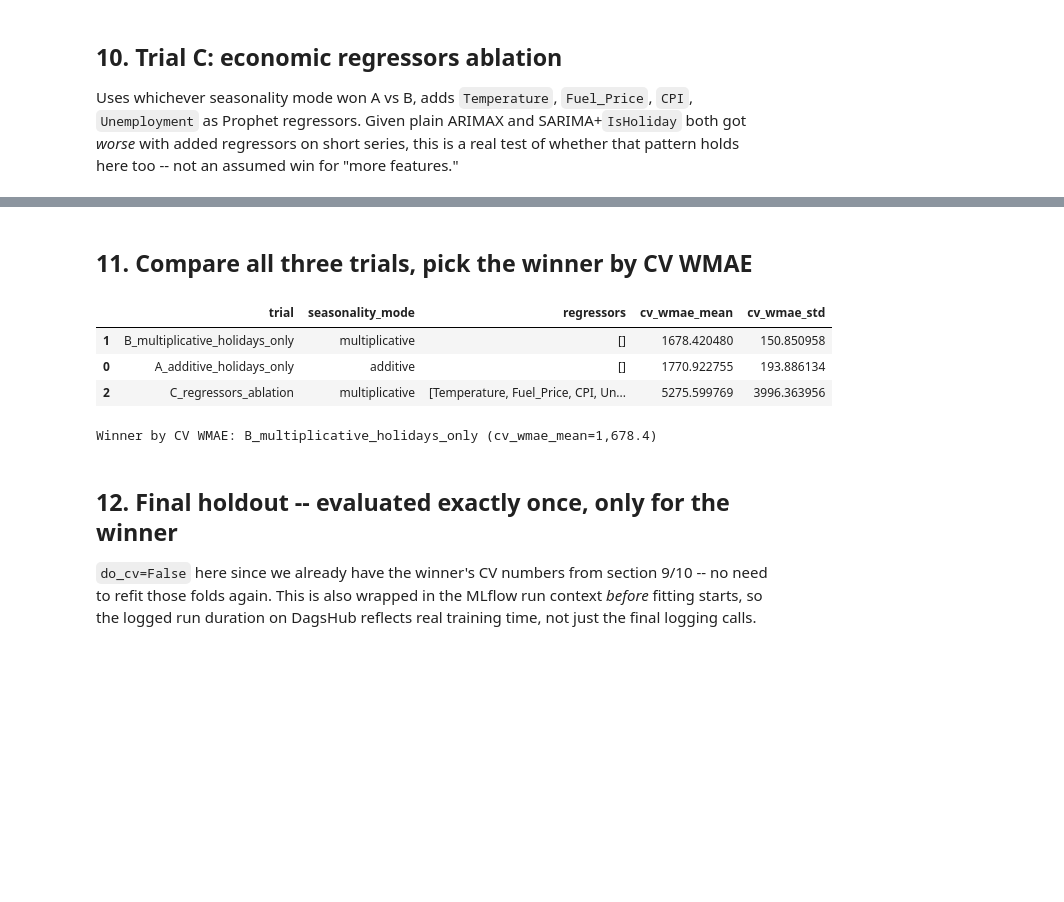
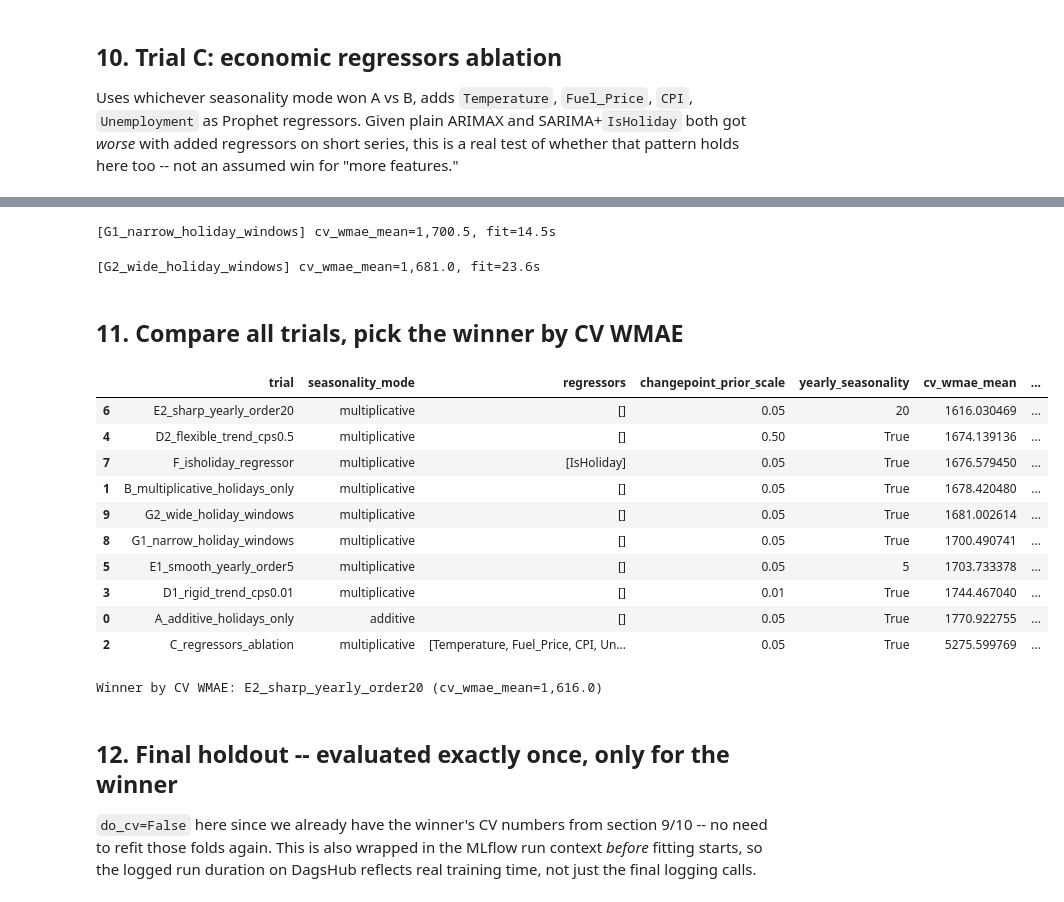
Before and after one commit to lukaxizo5/walmart-store-sales-forecasting, a Jupyter notebook: notebooks/model_experiment_prophet.ipynb, the cells around one changed output, grey strips where cells are left out. Drawn from its saved outputs; the diff is of its cells as text; code cells hidden in the pictures; blank space fills up the shorter version.

Commit message:
prophet updated

```diff
--- a/notebooks/model_experiment_prophet.ipynb
+++ b/notebooks/model_experiment_prophet.ipynb
@@ -536,0 +612,7 @@ A vs B winner by CV WMAE: multiplicative
+# %%
+trial_e2 = run_prophet_trial(
+    selected_keys, seasonality_mode=winning_mode_ab, regressor_cols=[],
+    holidays_df=walmart_holidays, label="E2_sharp_yearly_order20",
+    feature_set=BASE_FEATURE_SET, preprocessing=BASE_PREPROCESSING,
+    yearly_seasonality=20,
+)
@@ -536,0 +629,6 @@ A vs B winner by CV WMAE: multiplicative
+# %%
+trial_f = run_prophet_trial(
+    selected_keys, seasonality_mode=winning_mode_ab, regressor_cols=["IsHoliday"],
+    holidays_df=walmart_holidays, label="F_isholiday_regressor",
+    feature_set=ISHOLIDAY_FEATURE_SET, preprocessing=BASE_PREPROCESSING,
+)
@@ -537,30 +644,65 @@ A vs B winner by CV WMAE: multiplicative
+# %%
+narrow_holidays = WalmartHolidayCalendar(windows={
+    "SuperBowl": (-1, 1), "LaborDay": (-1, 1), "Thanksgiving": (-1, 1), "Christmas": (-3, 1),
+}).build(merged_train)
+
+wide_holidays = WalmartHolidayCalendar(windows={
+    "SuperBowl": (-5, 2), "LaborDay": (-5, 2), "Thanksgiving": (-5, 2), "Christmas": (-14, 3),
+}).build(merged_train)
+
+trial_g1 = run_prophet_trial(
+    selected_keys, seasonality_mode=winning_mode_ab, regressor_cols=[],
+    holidays_df=narrow_holidays, label="G1_narrow_holiday_windows",
+    feature_set=BASE_FEATURE_SET, preprocessing=NARROW_PREPROCESSING,
+)
+# %% [output]
+[G1_narrow_holiday_windows] cv_wmae_mean=1,700.5, fit=14.5s
+# %%
+trial_g2 = run_prophet_trial(
+    selected_keys, seasonality_mode=winning_mode_ab, regressor_cols=[],
+    holidays_df=wide_holidays, label="G2_wide_holiday_windows",
+    feature_set=BASE_FEATURE_SET, preprocessing=WIDE_PREPROCESSING,
+)
+# %% [output]
+[G2_wide_holiday_windows] cv_wmae_mean=1,681.0, fit=23.6s
 # %% [markdown]
-## 11. Compare all three trials, pick the winner by CV WMAE
+## 11. Compare all trials, pick the winner by CV WMAE
 # %%
-trials = [trial_a, trial_b, trial_c]
+trials = [trial_a, trial_b, trial_c, trial_d1, trial_d2, trial_e1, trial_e2, trial_f, trial_g1, trial_g2]
 
 comparison = pd.DataFrame([
-    {"trial": t["label"], "seasonality_mode": t["seasonality_mode"],
-     "regressors": t["regressor_cols"], "cv_wmae_mean": t["cv_wmae_mean"], "cv_wmae_std": t["cv_wmae_std"]}
+    {"trial": t["label"], "seasonality_mode": t["seasonality_mode"], "regressors": t["regressor_cols"],
+     "changepoint_prior_scale": t["changepoint_prior_scale"], "yearly_seasonality": t["yearly_seasonality"],
+     "cv_wmae_mean": t["cv_wmae_mean"], "cv_wmae_std": t["cv_wmae_std"]}
     for t in trials
 ])
 comparison.sort_values("cv_wmae_mean")
 # %% [output]
-|  | trial | seasonality_mode | regressors | cv_wmae_mean | cv_wmae_std |
-| 1 | B_multiplicative_holidays_only | multiplicative | [] | 1678.420480 | 150.850958 |
-| 0 | A_additive_holidays_only | additive | [] | 1770.922755 | 193.886134 |
-| 2 | C_regressors_ablation | multiplicative | [Temperature, Fuel_Price, CPI, Un... | 5275.599769 | 3996.363956 |
+|  | trial | seasonality_mode | regressors | changepoint_prior_scale | yearly_seasonality | cv_wmae_mean | ... |
+| 6 | E2_sharp_yearly_order20 | multiplicative | [] | 0.05 | 20 | 1616.030469 | ... |
+| 4 | D2_flexible_trend_cps0.5 | multiplicative | [] | 0.50 | True | 1674.139136 | ... |
+| 7 | F_isholiday_regressor | multiplicative | [IsHoliday] | 0.05 | True | 1676.579450 | ... |
+| 1 | B_multiplicative_holidays_only | multiplicative | [] | 0.05 | True | 1678.420480 | ... |
+| 9 | G2_wide_holiday_windows | multiplicative | [] | 0.05 | True | 1681.002614 | ... |
+| 8 | G1_narrow_holiday_windows | multiplicative | [] | 0.05 | True | 1700.490741 | ... |
+| 5 | E1_smooth_yearly_order5 | multiplicative | [] | 0.05 | 5 | 1703.733378 | ... |
+| 3 | D1_rigid_trend_cps0.01 | multiplicative | [] | 0.01 | True | 1744.467040 | ... |
+| 0 | A_additive_holidays_only | additive | [] | 0.05 | True | 1770.922755 | ... |
+| 2 | C_regressors_ablation | multiplicative | [Temperature, Fuel_Price, CPI, Un... | 0.05 | True | 5275.599769 | ... |
 # %%
 winner = min(trials, key=lambda t: t["cv_wmae_mean"])
 print(f"Winner by CV WMAE: {winner['label']} (cv_wmae_mean={winner['cv_wmae_mean']:,.1f})")
 
-FEATURE_SET = (
-    "prophet_calendar_economic_v1" if winner["regressor_cols"] else "target_holiday_windows_v1"
-)
-PREPROCESSING = "prophet_native_no_interpolation_v1"
+FEATURE_SET = winner["feature_set"]
+PREPROCESSING = winner["preprocessing"]
 TRIAL_NAME = winner["label"].lower()
+
+winner_holidays = {
+    "G1_narrow_holiday_windows": narrow_holidays,
+    "G2_wide_holiday_windows": wide_holidays,
+}.get(winner["label"], walmart_holidays)
 # %% [output]
-Winner by CV WMAE: B_multiplicative_holidays_only (cv_wmae_mean=1,678.4)
+Winner by CV WMAE: E2_sharp_yearly_order20 (cv_wmae_mean=1,616.0)
 # %% [markdown]
 ## 12. Final holdout -- evaluated exactly once, only for the winner
 
```
Also changed, not shown: parts of 25 cells of this notebook, 2 other files.
